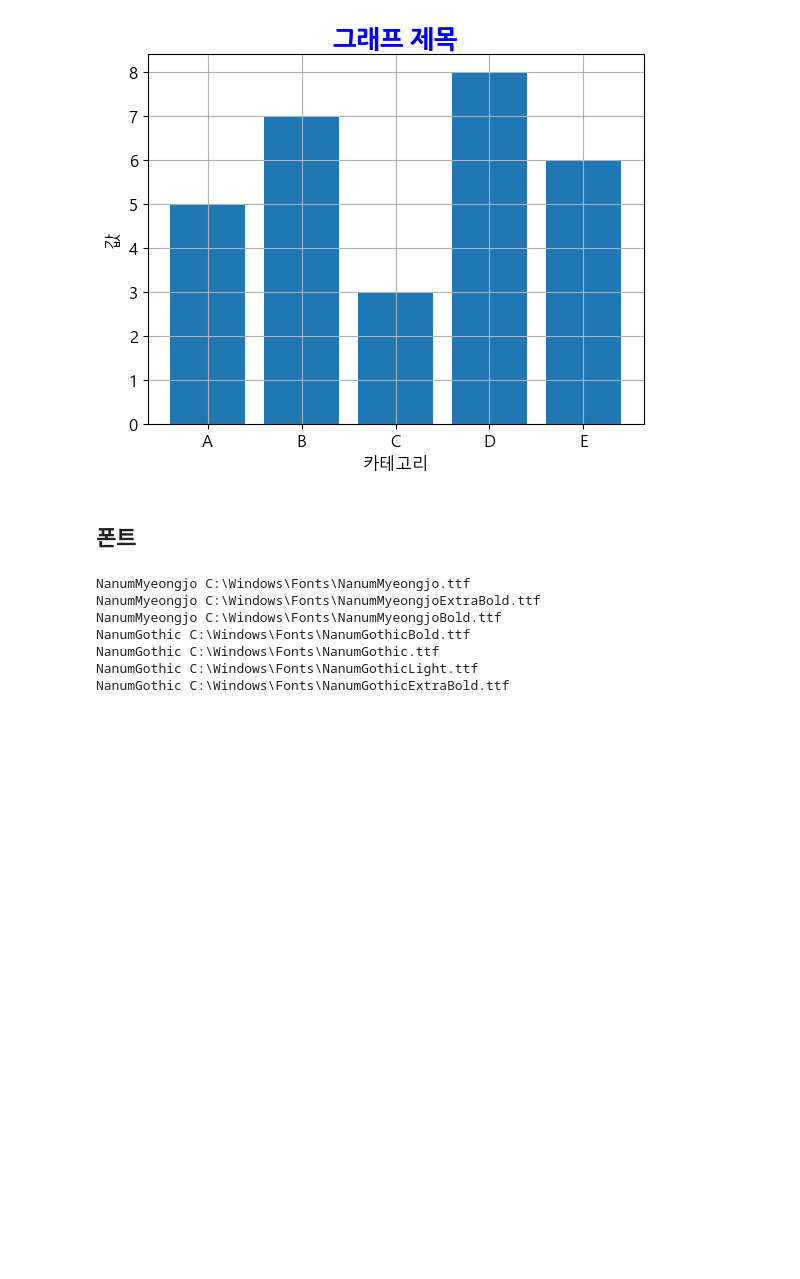
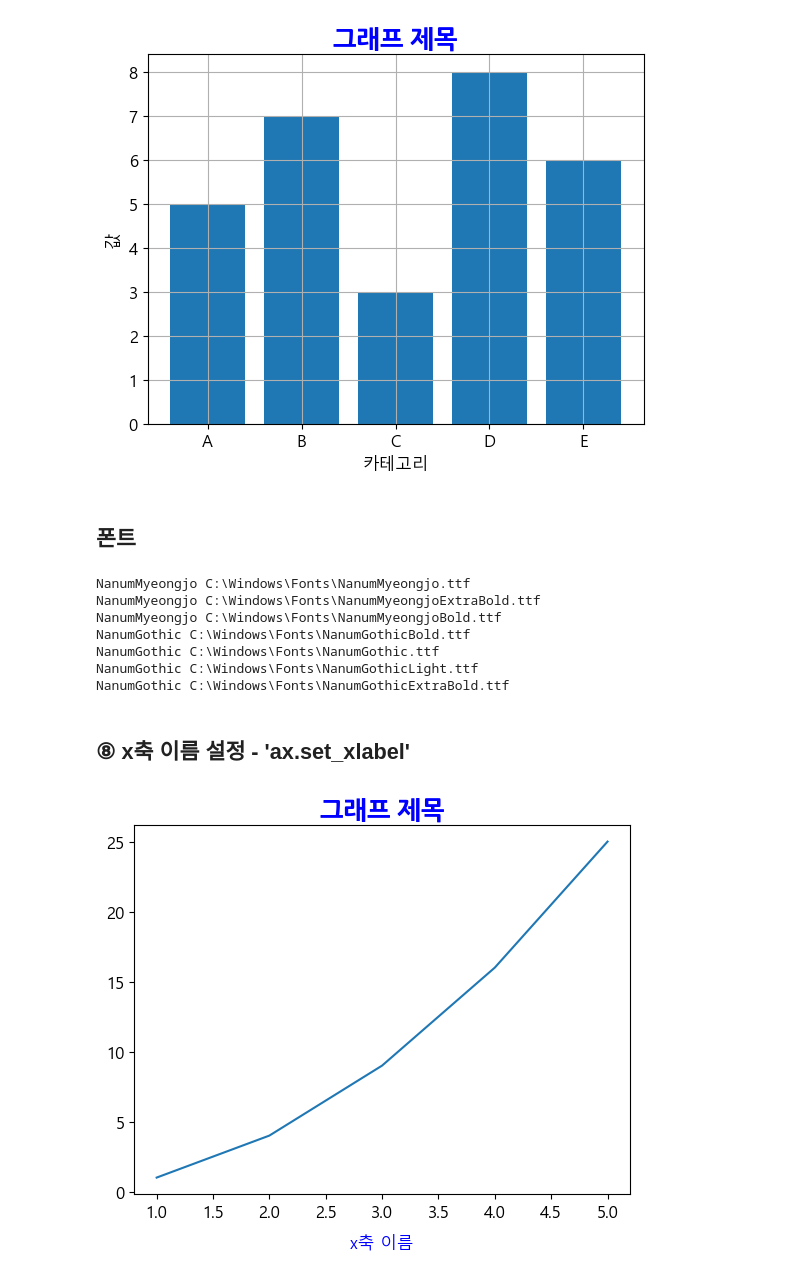
Before and after one commit to loveinlove02/data01, a Jupyter notebook: app_02.ipynb, the cells around one changed output. Drawn from its saved outputs; the diff is of its cells as text; code cells hidden in the pictures; blank space fills up the shorter version.

```diff
--- a/app_02.ipynb
+++ b/app_02.ipynb
@@ -192,3 +192,31 @@ NanumGothic C:\Windows\Fonts\NanumGothicBold.ttf
 NanumGothic C:\Windows\Fonts\NanumGothic.ttf
 NanumGothic C:\Windows\Fonts\NanumGothicLight.ttf
 NanumGothic C:\Windows\Fonts\NanumGothicExtraBold.ttf
+# %% [markdown]
+## ⑧ x축 이름 설정 - 'ax.set_xlabel'
+# %%
+import matplotlib.pyplot as plt
+import matplotlib
+
+matplotlib.rcParams['font.family'] = 'Malgun Gothic'
+matplotlib.rcParams['axes.unicode_minus'] = False
+
+fig, ax = plt.subplots()
+
+x = [1, 2, 3, 4, 5]
+y = [1, 4, 9, 16, 25]
+
+ax.plot(x, y)
+
+# labelpad: 레이블 여백 (숫자)
+# loc: 레이블 위치.
+#   ax.set_xlabel(loc='center') - 'left', 'center', 'right'
+#   ax.set_ylabel(loc='top')    - 'bottom', 'center', 'top’
+# color: 레이블 색깔.
+ax.set_xlabel('x축 이름', labelpad=10, loc='center', color='blue')
+
+plt.title('그래프 제목', fontdict={'fontfamily': 'NanumGothic', 'fontsize': 18, 'fontweight':'bold', 'color':'blue'})
+
+plt.show()
+# %% [output]
+[figure, added]
```
Also changed, not shown: parts of 4 cells of this notebook.
